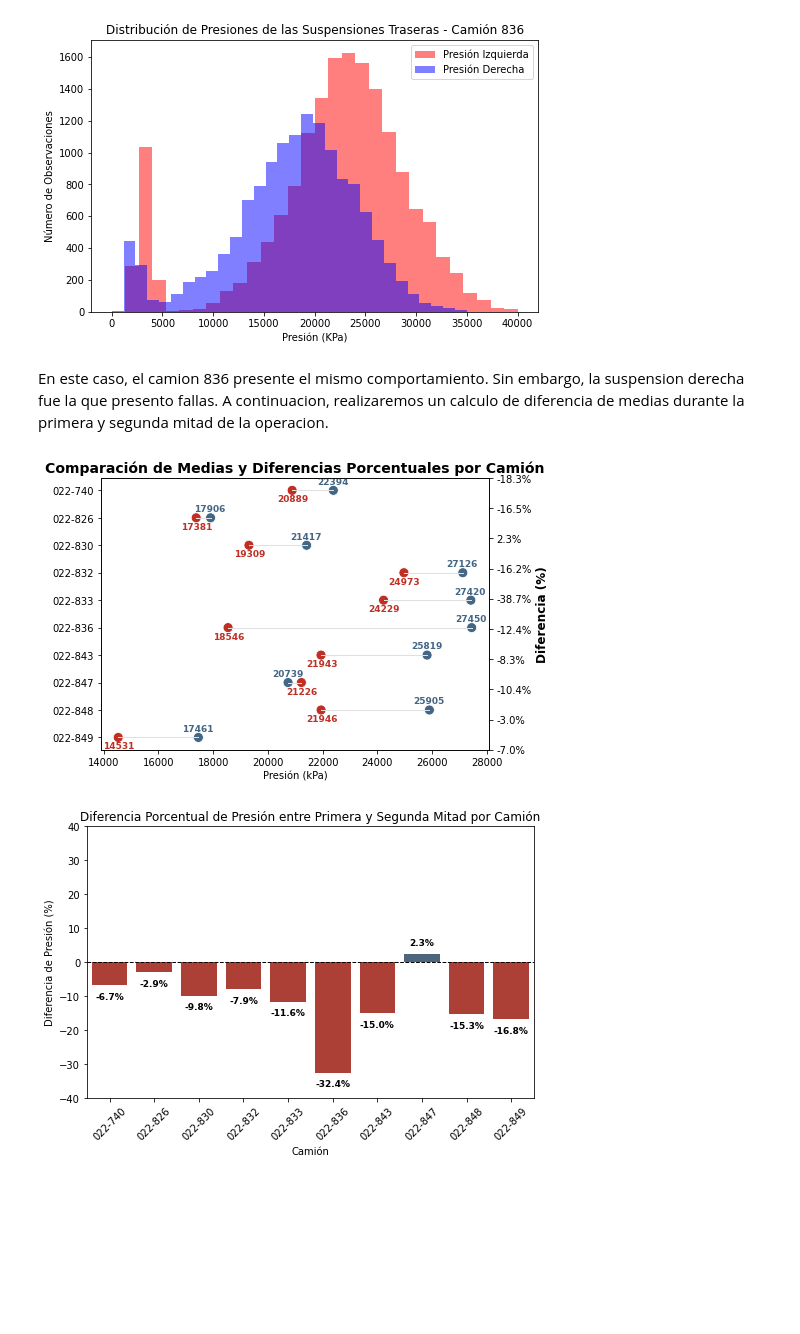
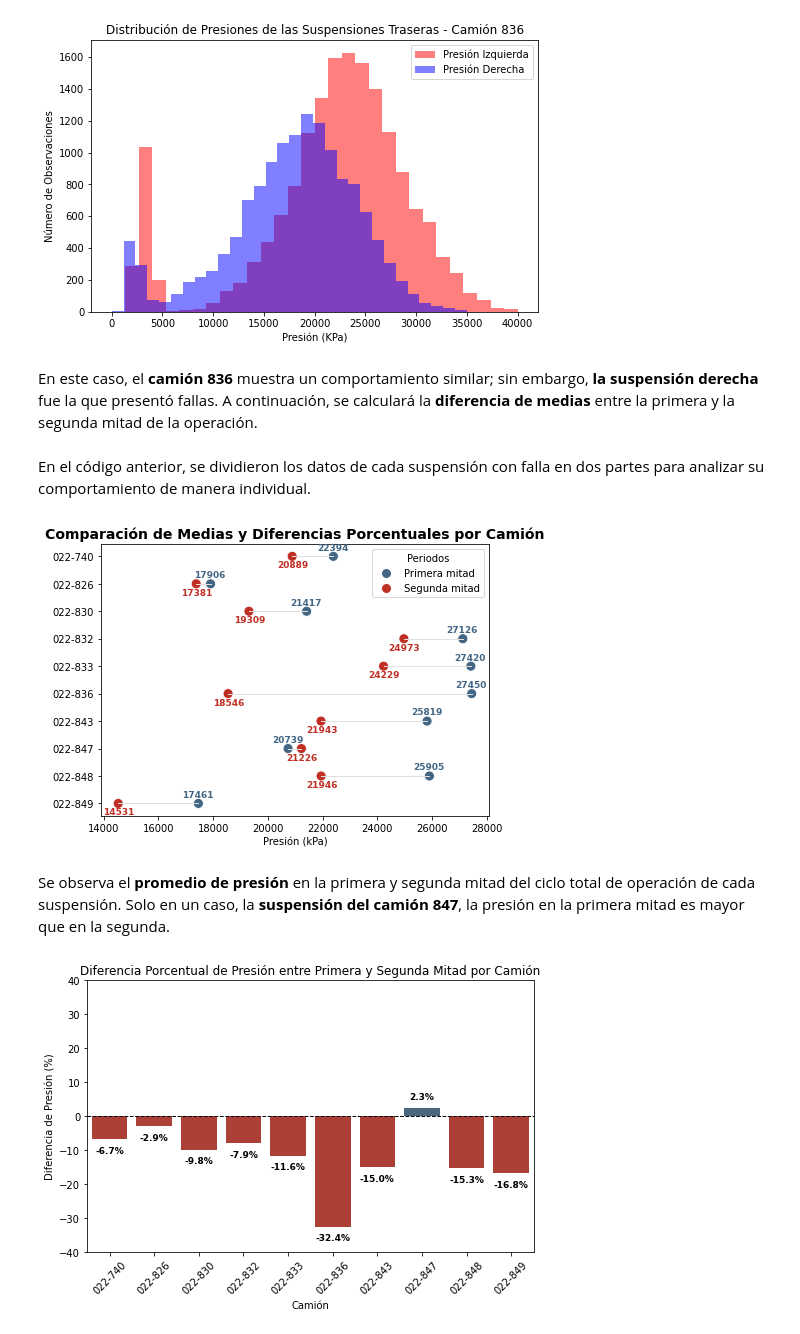
Before and after one commit to Iaibanez/jbook_ml202510, a Jupyter notebook: _sources/notebooks.ipynb, the cells around one changed output. Cells and saved outputs as stored; diff of their text form; code cells hidden in the pictures; blank space fills up the shorter version.

```diff
--- a/_sources/notebooks.ipynb
+++ b/_sources/notebooks.ipynb
@@ -357,7 +347,7 @@ plt.show()
 # %% [output]
 [figure]
 # %% [markdown]
-En este caso, el camion 836 presente el mismo comportamiento. Sin embargo, la suspension derecha fue la que presento fallas. A continuacion, realizaremos un calculo de diferencia de medias durante la primera y segunda mitad de la operacion.
+En este caso, el **camión 836** muestra un comportamiento similar; sin embargo, **la suspensión derecha** fue la que presentó fallas. A continuación, se calculará la **diferencia de medias** entre la primera y la segunda mitad de la operación.
 # %%
 # Filtrar los datos según las condiciones iniciales
 dfcamiones2 = dfcamiones[(dfcamiones["PayLoad"] > 150) & (dfcamiones["Road Ground"] > 10)].copy()
@@ -407,11 +397,9 @@ for camion, columna_suspension in camiones_y_suspensiones.items():
 # Convertir los resultados a un DataFrame
 df_resultados = pd.DataFrame.from_dict(resultados, orient="index").reset_index()
 df_resultados.rename(columns={"index": "Camion"}, inplace=True)
+# %% [markdown]
+En el código anterior, se dividieron los datos de cada suspensión con falla en dos partes para analizar su comportamiento de manera individual.
 # %%
-import pandas as pd
-import matplotlib.pyplot as plt
-import seaborn as sns
-
 # Convertir los resultados en un DataFrame adecuado
 df_resultados = pd.DataFrame([
     {
@@ -449,38 +437,40 @@ y_positions = {camion: i * 10 for i, camion in enumerate(df_resultados_long["Cam
 # Dibujar líneas entre puntos
 for camion in df_resultados_long["Camion"].unique():
     datos_camion = df_resultados_long[df_resultados_long["Camion"] == camion]
     ax1.plot(datos_camion["Media"], [y_positions[camion]] * len(datos_camion), color="#E0E0E0", linewidth=1)
 
 # Graficar puntos
 sns.scatterplot(data=df_resultados_long, x="Media", y=df_resultados_long["Camion"].map(y_positions), hue="Mitad", palette=color_map, s=100, ax=ax1)
 
 # Ajustar etiquetas
 for _, row in df_resultados_long.iterrows():
     x_offset = 20 if row["Mitad"] == "Media_Segunda_Mitad" else -20  # Separación en X
     y_offset = 3.2 if row["Mitad"] == "Media_Segunda_Mitad" else -3.2  # Separación en Y
 
     ax1.text(row["Media"] + x_offset, y_positions[row["Camion"]] + y_offset, f"{int(row['Media'])}",
              color=color_map[row["Mitad"]], fontsize=9, ha="center", va="center", weight="bold")
 
 # Configurar el gráfico
 ax1.set_xlabel("Presión (kPa)")
 ax1.set_ylabel(None)
 ax1.set_title("Comparación de Medias y Diferencias Porcentuales por Camión", fontsize=14, fontweight="bold")
 ax1.set_yticks(list(y_positions.values()))
 ax1.set_yticklabels(y_positions.keys())  # Restaurar nombres originales de camiones
 ax1.grid(False)
 ax1.legend().set_visible(False)
 
-# Crear eje secundario para diferencias porcentuales
-ax2 = ax1.twinx()
-ax2.set_yticks(ax1.get_yticks())
-ax2.set_yticklabels([f"{round(dif, 1)}%" for dif in df_resultados["Diferencia"]])
-ax2.set_ylabel("Diferencia (%)", fontsize=12, fontweight="bold", color="black")
-ax2.set_frame_on(True)
+# Agregar leyenda personalizada
+handles = [
+    plt.Line2D([0], [0], marker='o', color='w', label='Primera mitad', markersize=10, markerfacecolor="#436685"),
+    plt.Line2D([0], [0], marker='o', color='w', label='Segunda mitad', markersize=10, markerfacecolor="#BF2F24")
+]
+ax1.legend(handles=handles, loc="upper right", title="Periodos")
 
 # Ajustar diseño
 plt.subplots_adjust(right=0.8)
 plt.show()
 # %% [output]
-[figure, old version]
+[figure, new version]
+# %% [markdown]
+Se observa el **promedio de presión** en la primera y segunda mitad del ciclo total de operación de cada suspensión. Solo en un caso, la **suspensión del camión 847**, la presión en la primera mitad es mayor que en la segunda.
 # %%
```
Also changed, not shown: parts of 22 cells of this notebook, 7 other files.
